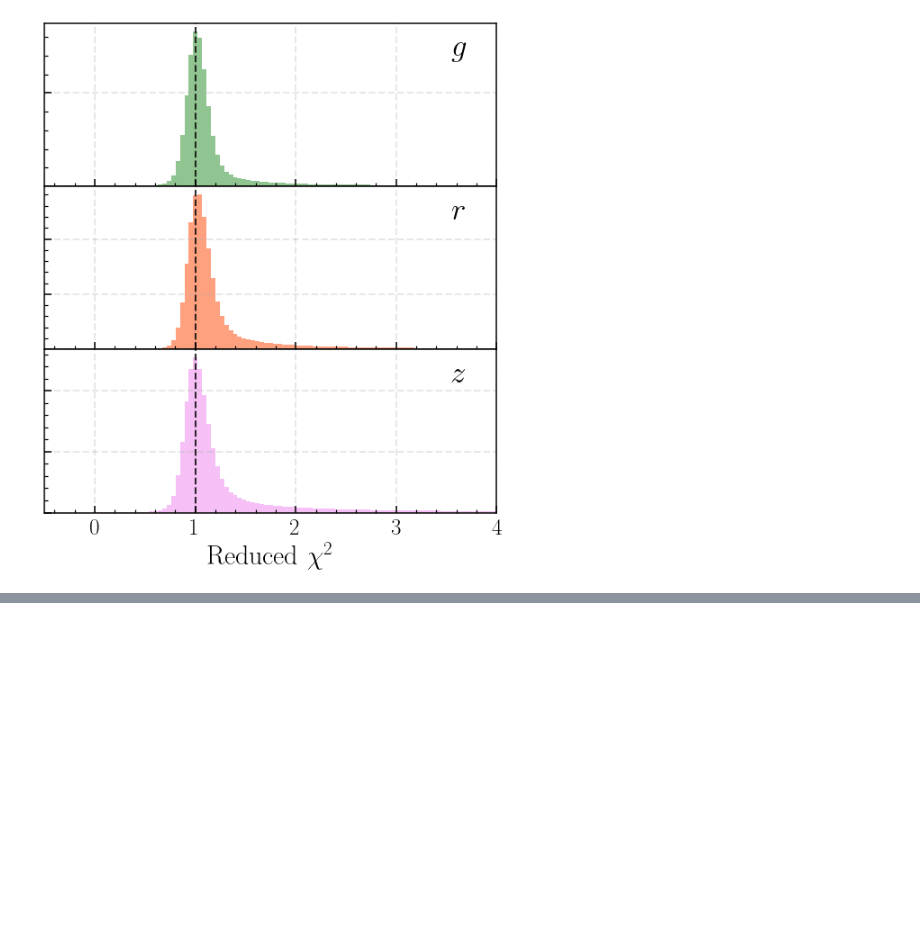
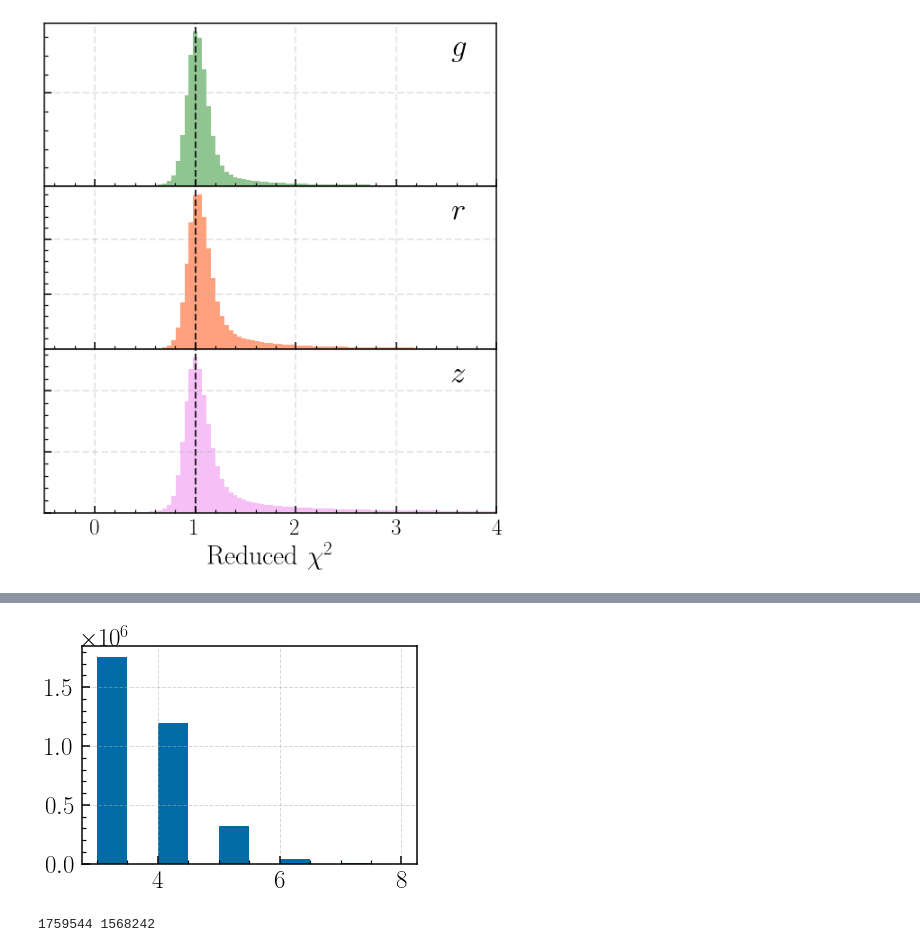
Before and after one commit to dr-guangtou/luandun, a Jupyter notebook: observation/decals/sample_for_jenny.ipynb, the cells around one changed output, grey strips where cells are left out. Saved outputs shown, nothing was run; the diff lists cells and outputs as text; code cells hidden in the pictures; blank space fills up the shorter version.

```diff
--- a/observation/decals/sample_for_jenny.ipynb
+++ b/observation/decals/sample_for_jenny.ipynb
@@ -306,0 +424,10 @@ Text(0.5, 0, '${\\rm Reduced}\\ \\chi^2$')
+# %%
+_ = plt.hist(psrc_final['NOBS_R'])
+# %% [output]
+[figure, added]
+# %%
+psrc_1 = psrc_final[psrc_final['NOBS_R'] <= 3]
+psrc_2 = psrc_final[psrc_final['NOBS_R'] > 3]
+print(len(psrc_1), len(psrc_2))
+# %% [output]
+1759544 1568242
```
Also changed, not shown: parts of 22 cells of this notebook, 2 other files.
